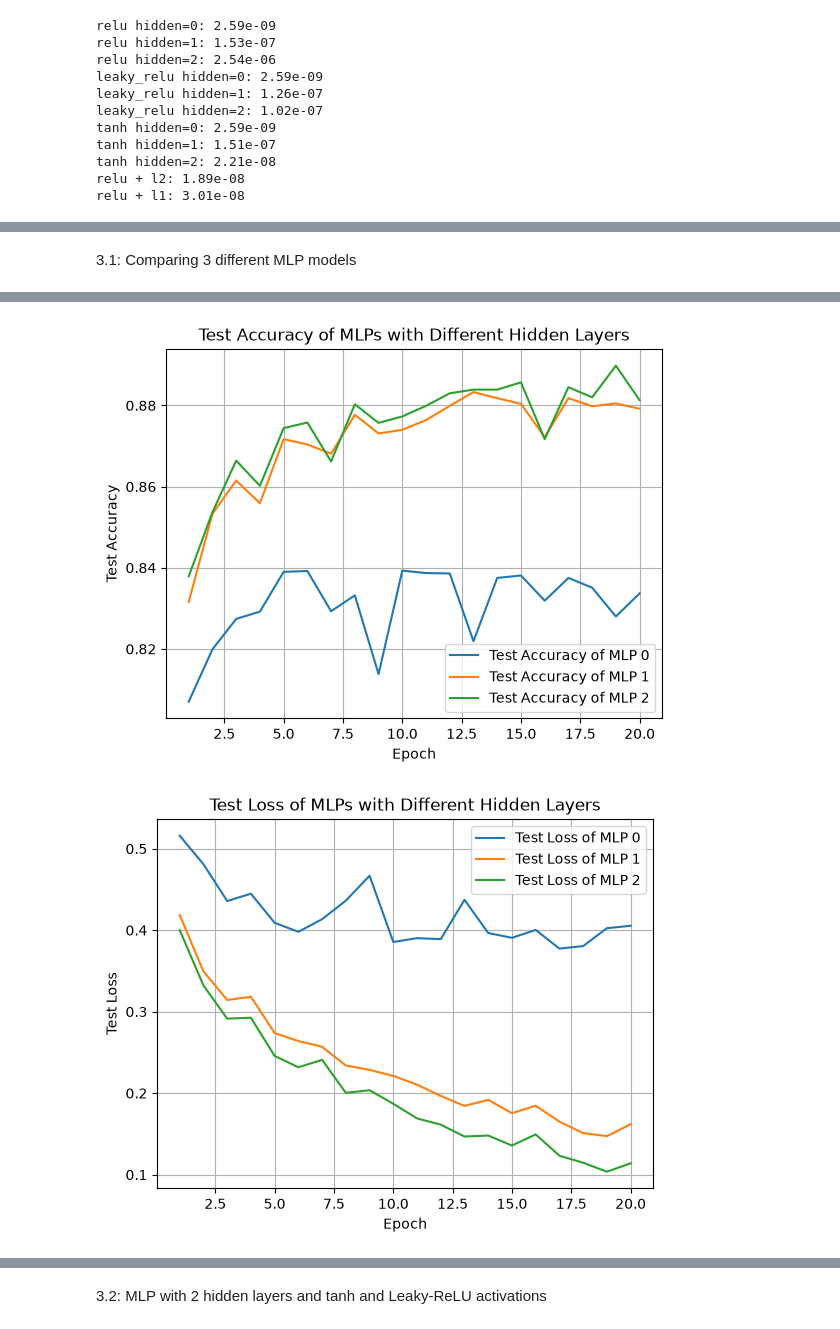
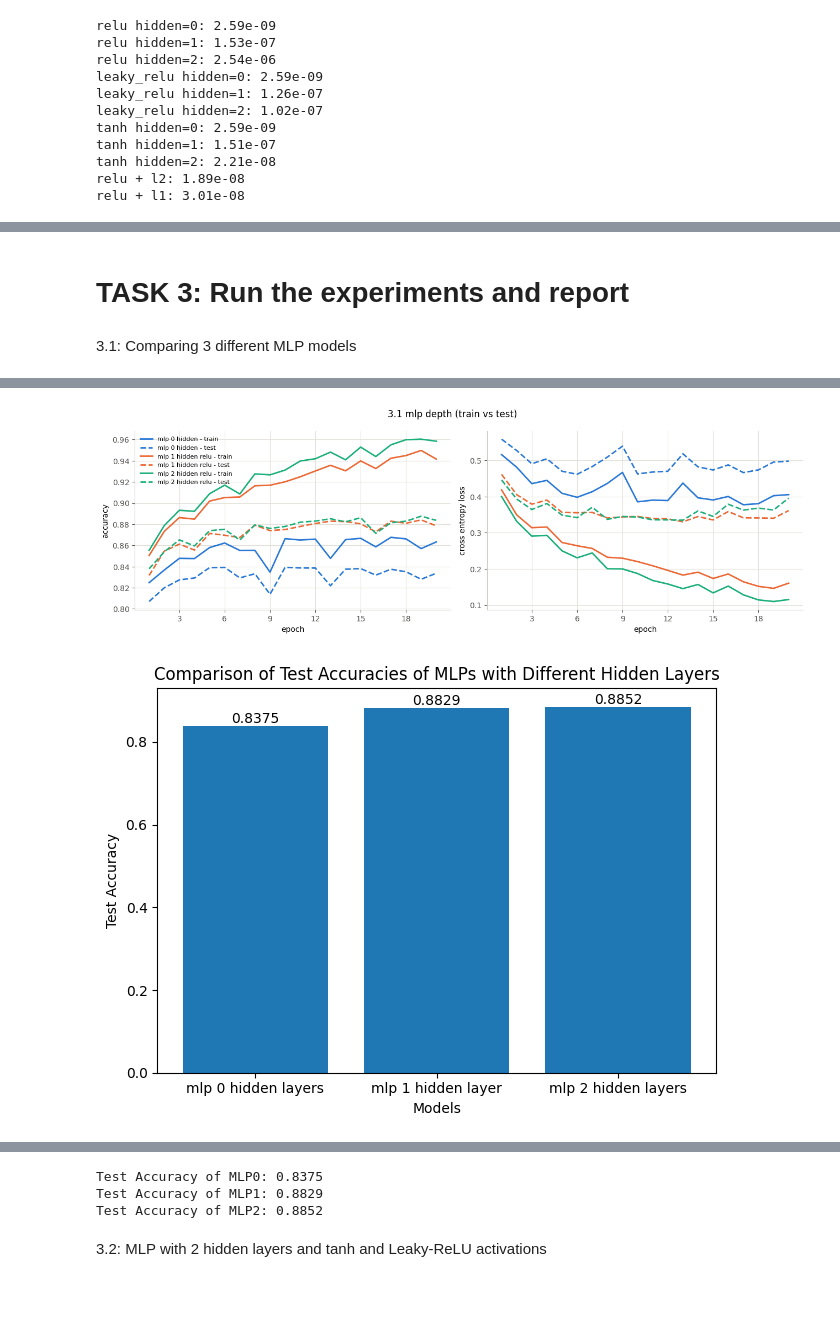
Before and after one commit to mounirammam/COMP551-Group-Project-A3, a Jupyter notebook: COMP551_A3.ipynb, the cells around one changed output, grey strips where cells are left out. Cells and saved outputs as stored; diff of their text form; code cells hidden in the pictures; blank space fills up the shorter version.

```diff
--- a/COMP551_A3.ipynb
+++ b/COMP551_A3.ipynb
@@ -370,17 +404,20 @@ test acc: 0.8537
+# %% [markdown]
+# TASK 3: Run the experiments and report
 # %% [markdown]
 3.1: Comparing 3 different MLP models
 # %%
 #Train MLP on no hidden layers
 mlp_0 = MLP(activation=None, num_hidden=0, hidden_units=0)
-mlp_0.fit(X_train, y_train, learning_rate=0.05, epochs=20, batch_size=64, optimizer=GradientDescent(learning_rate=0.05),X_val=X_val, y_val=y_val, X_test=X_test, y_test=y_test)
+mlp_0.fit(X_train, y_train, learning_rate=0.05, epochs=20, batch_size=64, optimizer=GradientDescent(learning_rate=0.05),X_val=X_val, y_val=y_val, X_test=X_test, y_test=y_test, name='mlp 0 hidden')
 
 #Train MLP on 1 hidden layer
 mlp_1 = MLP(activation='relu', num_hidden=1, hidden_units=256)
-mlp_1.fit(X_train, y_train, learning_rate=0.05, epochs=20, batch_size=64, optimizer=GradientDescent(learning_rate=0.05),X_val=X_val, y_val=y_val, X_test=X_test, y_test=y_test)
+mlp_1.fit(X_train, y_train, learning_rate=0.05, epochs=20, batch_size=64, optimizer=GradientDescent(learning_rate=0.05),X_val=X_val, y_val=y_val, X_test=X_test, y_test=y_test, name='mlp 1 hidden relu')
 
 #Train MLP on 2 hidden layers
 mlp_2 = MLP(activation='relu', num_hidden=2, hidden_units=[256, 256])
-mlp_2.fit(X_train, y_train, learning_rate=0.05, epochs=20, batch_size=64, optimizer=GradientDescent(learning_rate=0.05),X_val=X_val, y_val=y_val, X_test=X_test, y_test=y_test)
+mlp_2.fit(X_train, y_train, learning_rate=0.05, epochs=20, batch_size=64, optimizer=GradientDescent(learning_rate=0.05),X_val=X_val, y_val=y_val, X_test=X_test, y_test=y_test, name='mlp 2 hidden relu')
+hist_mlp = mlp_2.history  # used again in 3.6 and 3.10
 
 y0_test_pred = mlp_0.predict(X_test)
 y0_test_acc = evaluate_acc(y_test, y0_test_pred)
@@ -391,36 +428,7 @@ y1_test_acc = evaluate_acc(y_test, y1_test_pred)
 y2_test_pred = mlp_2.predict(X_test)
 y2_test_acc = evaluate_acc(y_test, y2_test_pred)
 
-#Create Plots
-epoch0 = range(1, len(mlp_0.history['test_acc']) + 1)
-epoch1 = range(1, len(mlp_1.history['test_acc']) + 1)
-epoch2 = range(1, len(mlp_2.history['test_acc']) + 1 )
-
-#plot mlp_0, mlp_1, mlp_2
-plt.plot(epoch0, mlp_0.history['test_acc'], label='Test Accuracy of MLP 0')
-plt.plot(epoch1, mlp_1.history['test_acc'], label='Test Accuracy of MLP 1')
-plt.plot(epoch2, mlp_2.history['test_acc'], label='Test Accuracy of MLP 2')
-
-plt.title('Test Accuracy of MLPs with Different Hidden Layers')
-plt.xlabel('Epoch')
-plt.ylabel('Test Accuracy')
-plt.legend()
-plt.grid(True)
-plt.tight_layout()
-plt.show()
-
-#Plot Loss vs epochs
-plt.plot(epoch0, mlp_0.history['train_loss'], label='Train Loss of MLP 0')
-plt.plot(epoch1, mlp_1.history['train_loss'], label='Train Loss of MLP 1')
-plt.plot(epoch2, mlp_2.history['train_loss'], label='Train Loss of MLP 2')
-
-plt.title('Test Loss of MLPs with Different Hidden Layers')
-plt.xlabel('Epoch')
-plt.ylabel('Test Loss')
-plt.legend()
-plt.grid(True)
-plt.tight_layout()
-plt.show()
+plot_histories([mlp_0.history, mlp_1.history, mlp_2.history], '3.1 mlp depth (train vs test)')
 
 #Plot test accuracies
 models = ['mlp 0 hidden layers', 'mlp 1 hidden layer', 'mlp 2 hidden layers']
@@ -464,2 +472,2 @@ epoch  20 | train loss 0.1139 acc 0.9585 | val acc 0.8912 | test acc 0.8813 | 4.
-[figure, old version]
+[figure, new version]
-[figure, old version]
+[figure, new version]
@@ -467,3 +474,6 @@ epoch  20 | train loss 0.1139 acc 0.9585 | val acc 0.8912 | test acc 0.8813 | 4.
+Test Accuracy of MLP0: 0.8375
+Test Accuracy of MLP1: 0.8829
+Test Accuracy of MLP2: 0.8852
 # %% [markdown]
 3.2: MLP with 2 hidden layers and tanh and Leaky-ReLU activations
 # %%
```
Also changed, not shown: parts of 22 cells of this notebook.
